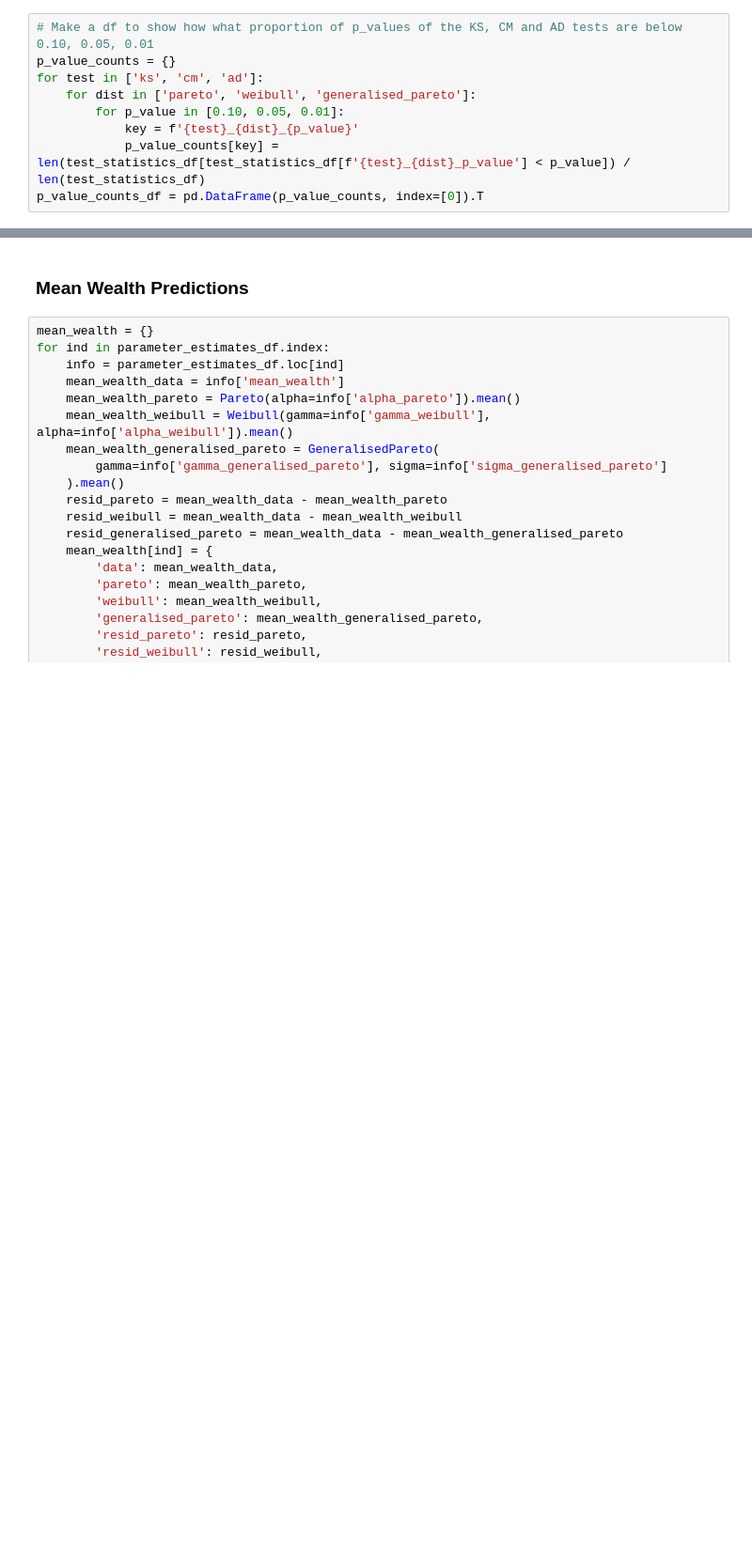
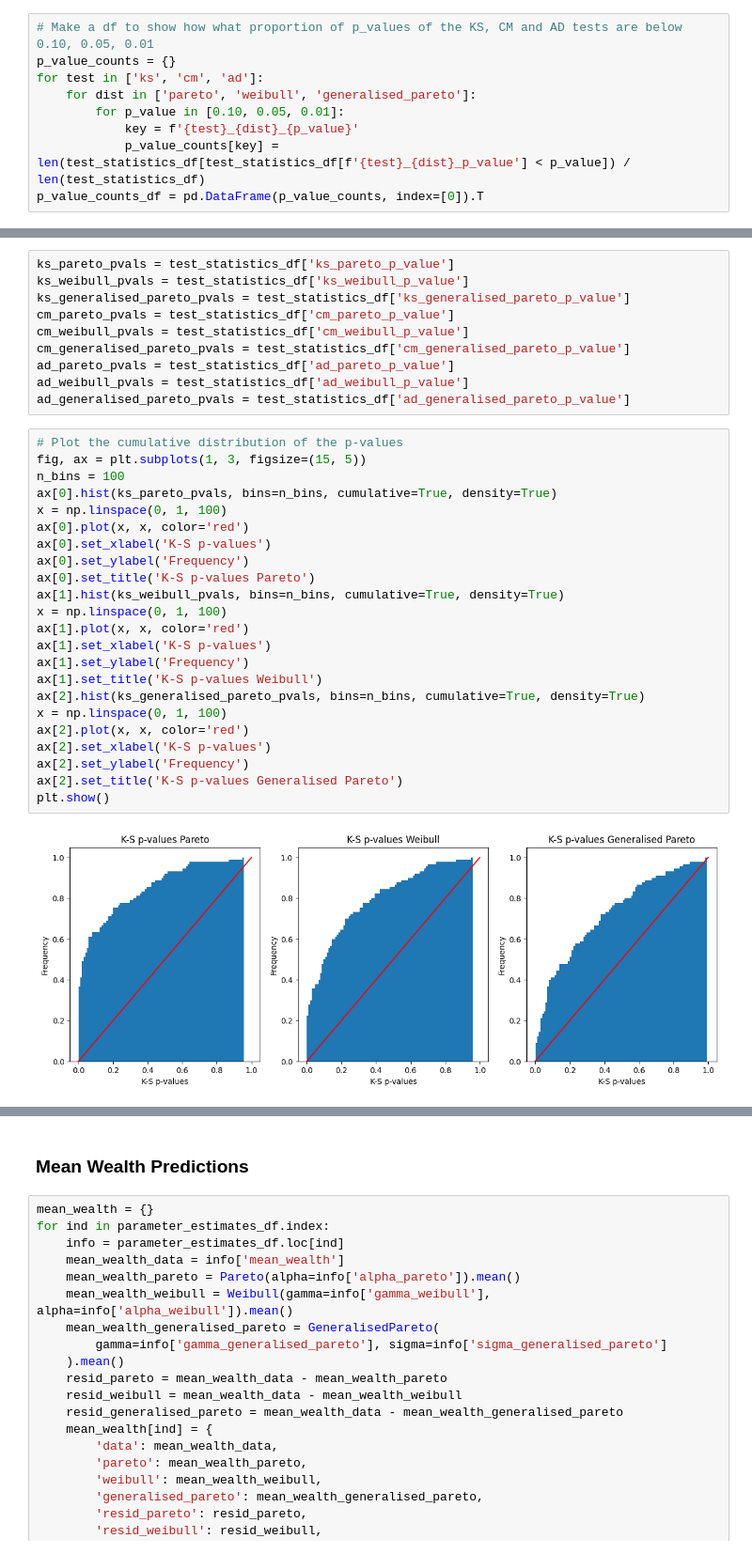
Before and after one commit to plhocker/top_wealth_thesis, a Jupyter notebook: Notebooks/models/frequentist_models.ipynb, the cells around one changed output, grey strips where cells are left out. Shown at 94% size. Saved outputs shown, nothing was run; the diff lists cells and outputs as text; blank space fills up the shorter version.

```diff
--- a/Notebooks/models/frequentist_models.ipynb
+++ b/Notebooks/models/frequentist_models.ipynb
@@ -427,0 +462,35 @@ p_value_counts_df
+# %%
+ks_pareto_pvals = test_statistics_df['ks_pareto_p_value']
+ks_weibull_pvals = test_statistics_df['ks_weibull_p_value']
+ks_generalised_pareto_pvals = test_statistics_df['ks_generalised_pareto_p_value']
+cm_pareto_pvals = test_statistics_df['cm_pareto_p_value']
+cm_weibull_pvals = test_statistics_df['cm_weibull_p_value']
+cm_generalised_pareto_pvals = test_statistics_df['cm_generalised_pareto_p_value']
+ad_pareto_pvals = test_statistics_df['ad_pareto_p_value']
+ad_weibull_pvals = test_statistics_df['ad_weibull_p_value']
+ad_generalised_pareto_pvals = test_statistics_df['ad_generalised_pareto_p_value']
+# %%
+# Plot the cumulative distribution of the p-values
+fig, ax = plt.subplots(1, 3, figsize=(15, 5))
+n_bins = 100
+ax[0].hist(ks_pareto_pvals, bins=n_bins, cumulative=True, density=True)
+x = np.linspace(0, 1, 100)
+ax[0].plot(x, x, color='red')
+ax[0].set_xlabel('K-S p-values')
+ax[0].set_ylabel('Frequency')
+ax[0].set_title('K-S p-values Pareto')
+ax[1].hist(ks_weibull_pvals, bins=n_bins, cumulative=True, density=True)
+x = np.linspace(0, 1, 100)
+ax[1].plot(x, x, color='red')
+ax[1].set_xlabel('K-S p-values')
+ax[1].set_ylabel('Frequency')
+ax[1].set_title('K-S p-values Weibull')
+ax[2].hist(ks_generalised_pareto_pvals, bins=n_bins, cumulative=True, density=True)
+x = np.linspace(0, 1, 100)
+ax[2].plot(x, x, color='red')
+ax[2].set_xlabel('K-S p-values')
+ax[2].set_ylabel('Frequency')
+ax[2].set_title('K-S p-values Generalised Pareto')
+plt.show()
+# %% [output]
+[figure, added]
```
Also changed, not shown: parts of 20 cells of this notebook, 10 other files.
